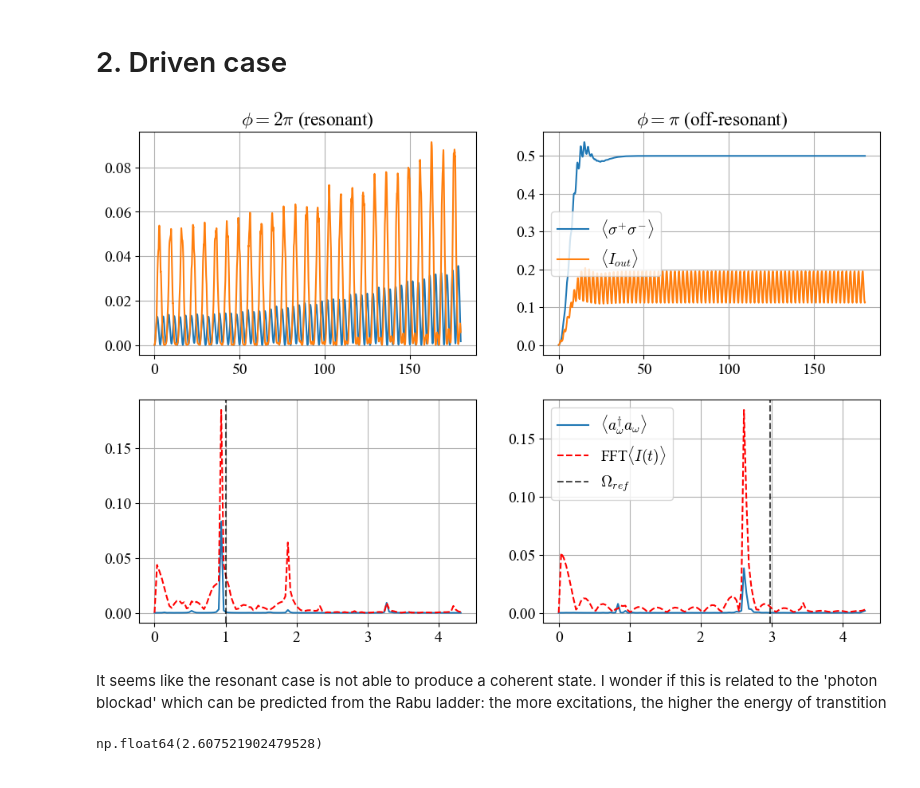
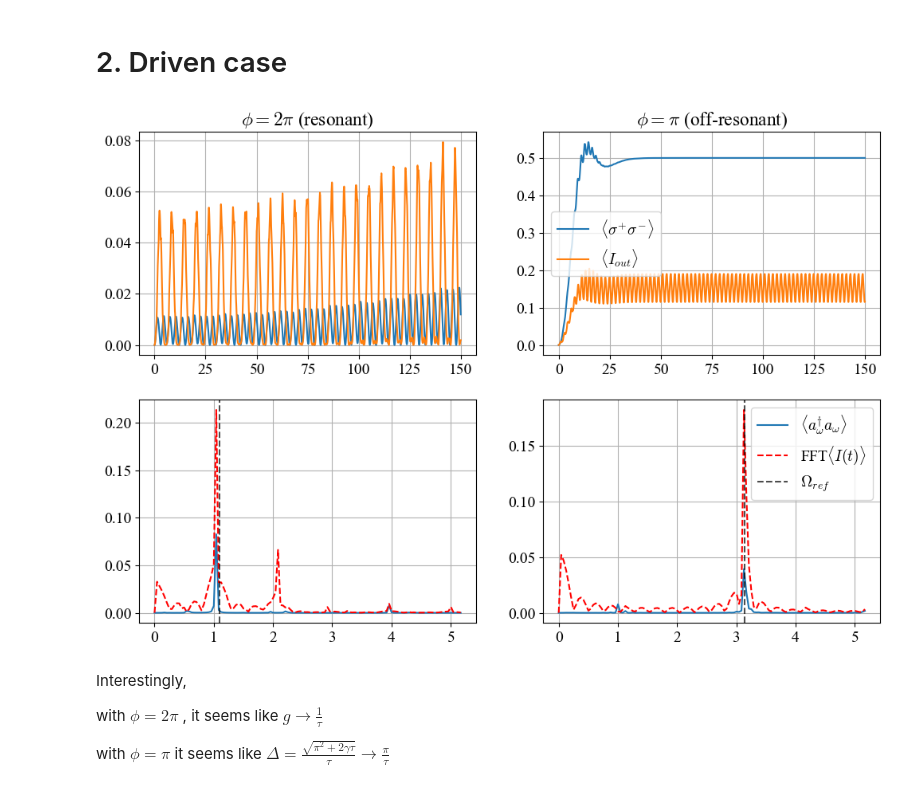
Before and after one commit to Taitoos2/Non_Markovian_Cavity, a Jupyter notebook: intermediate_limit.ipynb, the cells around one changed output. Cells and saved outputs as stored; diff of their text form; code cells hidden in the pictures.

Commit message:
inspecting the dependance of the periodicuty of the current with tau (independent of gamma)

```diff
--- a/intermediate_limit.ipynb
+++ b/intermediate_limit.ipynb
@@ -76,7 +76,7 @@ plt.show()
 # 2. Driven case
 # %%
 gamma = 1.2
-tau = 1.2
+tau = 1
 phi = 2*np.pi
 frac = 1/5
 t_max = 150*tau
@@ -88,35 +88,35 @@ t2,e2,I2,wa2,wi2,ua2,ui2 = exp001(gamma,tau,phi/2,frac,t_max,dt)
 # %%
 fig,axs = plt.subplots(2,2,figsize = (12,8))
 
 axs[0,0].plot(t1,np.abs(e1))
 axs[0,0].plot(t1,np.abs(I1),label=r"$\langle I_{out}\rangle $")
 axs[0,0].grid()
 axs[0,0].set_title(r"$\phi = 2\pi $ (resonant)")
 
 axs[1,0].plot(wa1,np.abs(ua1),label=r"$\langle a_{\omega}^{\dag}a_{\omega} \rangle $")
 axs[1,0].plot(wi1,np.abs(ui1),'r--',label=r"FFT $\langle I(t) \rangle$")
 axs[1,0].axvline(np.sqrt(gamma/tau),linestyle='--',color='k',alpha = 0.7,label=r"$\Omega_{ref}$" )
 axs[1,0].grid()
 
 
 axs[0,1].plot(t2,np.abs(e2),label=r"$\langle \sigma^{+}\sigma^{-}\rangle $")
 axs[0,1].plot(t2,np.abs(I2),label=r"$\langle I_{out}\rangle $")
 axs[0,1].set_title(r"$\phi = \pi $ (off-resonant)")
 axs[0,1].legend()
 axs[0,1].grid()
 
 axs[1,1].plot(wa1,np.abs(ua2),label=r"$\langle a_{\omega}^{\dag}a_{\omega} \rangle $")
 axs[1,1].plot(wi1,np.abs(ui2),'r--',label=r"FFT$\langle I(t) \rangle$")
-axs[1,1].axvline(np.sqrt(np.pi**2+2*gamma*tau)/tau,linestyle='--',color='k',alpha = 0.7,label=r"$\Omega_{ref}$" )
+axs[1,1].axvline(np.pi/tau,linestyle='--',color='k',alpha = 0.7,label=r"$\Omega_{ref}$" )
 axs[1,1].grid()
 axs[1,1].legend()
 
 plt.show()
 # %% [output]
-[figure, old version]
+[figure, new version]
 # %% [markdown]
-It seems like the resonant case is not able to produce a coherent state. I wonder if this is related to the 'photon blockad' which can be predicted from the Rabu ladder: the more excitations, the higher the energy of transtition
+Interestingly,
+
+with $\phi = 2\pi $ , it seems like $g \to \frac{1}{\tau} $
+
+with $\phi = \pi $ it seems like  $\Delta = \frac{\sqrt{\pi^{2}+2\gamma \tau}}{\tau} \longrightarrow \frac{\pi}{\tau}$
-# %%
-wi2[np.argmax(ui2)]
-# %% [output]
-np.float64(2.607521902479528)
```
Also changed, not shown: parts of 5 cells of this notebook.
